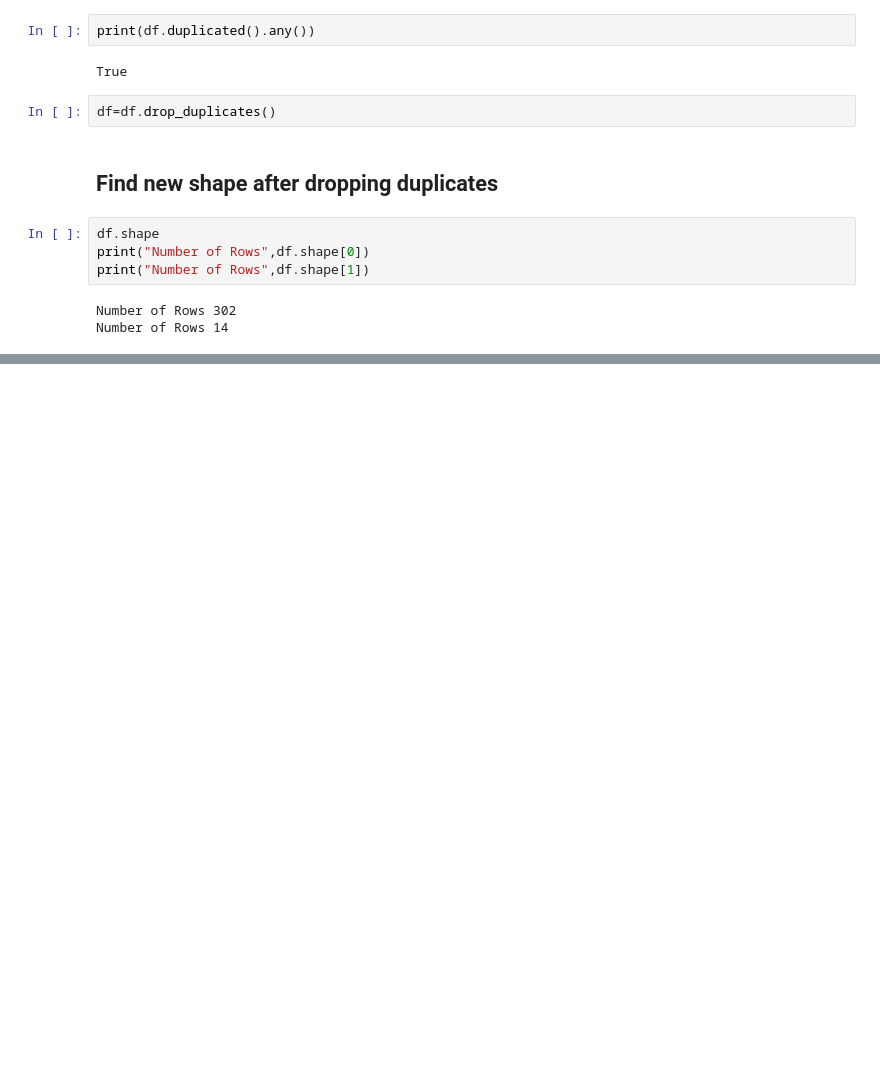
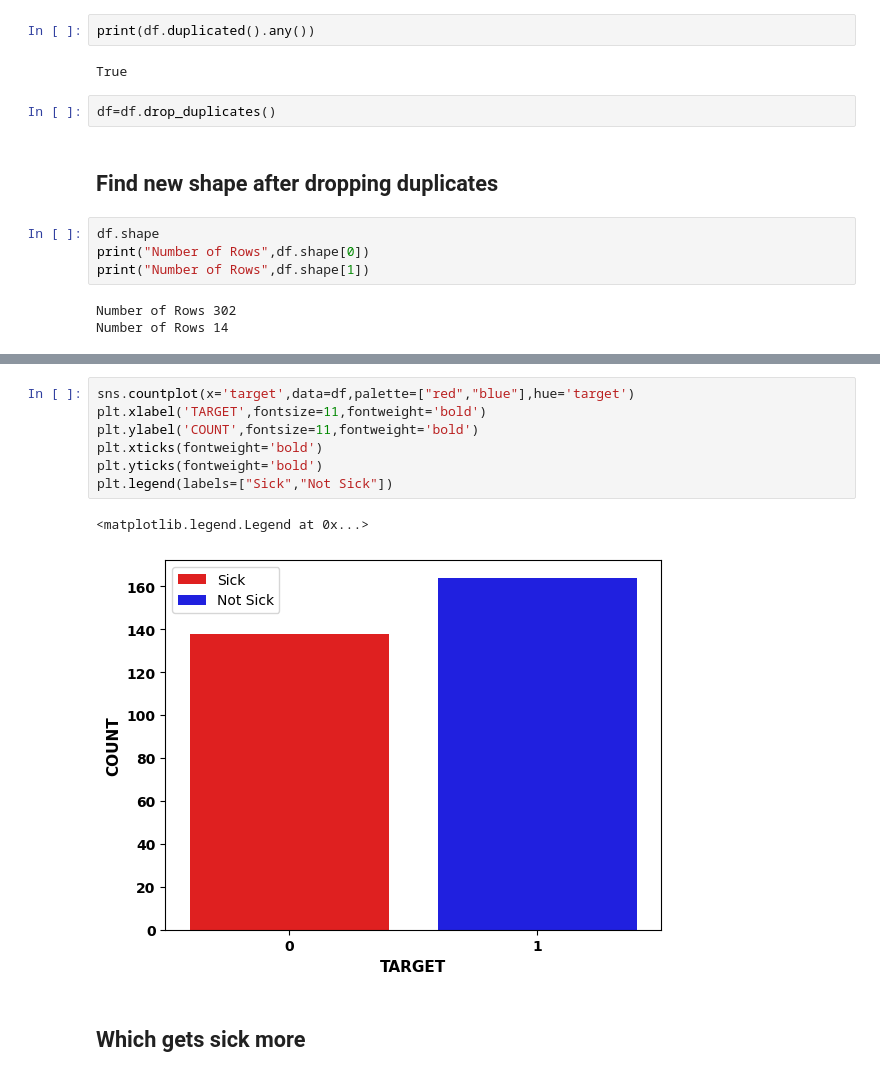
Before and after one commit to 4redi/Heart-Analysis, a Jupyter notebook: Heart Analysis.ipynb, the cells around one changed output, grey strips where cells are left out. Cells and saved outputs as stored; diff of their text form; blank space fills up the shorter version.

```diff
--- a/Heart Analysis.ipynb
+++ b/Heart Analysis.ipynb
@@ -100,0 +146,12 @@ Number of Rows 14
+# %%
+sns.countplot(x='target',data=df,palette=["red","blue"],hue='target')
+plt.xlabel('TARGET',fontsize=11,fontweight='bold')
+plt.ylabel('COUNT',fontsize=11,fontweight='bold')
+plt.xticks(fontweight='bold')
+plt.yticks(fontweight='bold')
+plt.legend(labels=["Sick","Not Sick"])
+# %% [output]
+<matplotlib.legend.Legend at 0x...>
+[figure, added]
+# %% [markdown]
+## Which gets sick more
```
Also changed, not shown: parts of 24 cells of this notebook.
